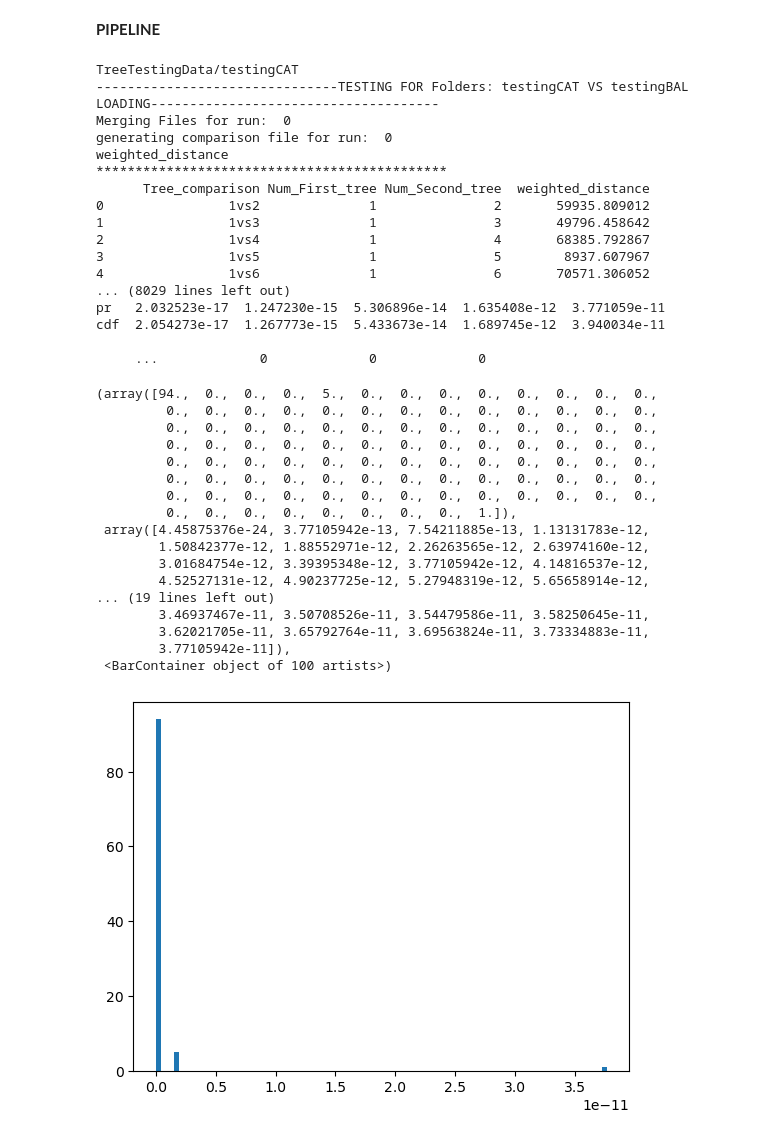
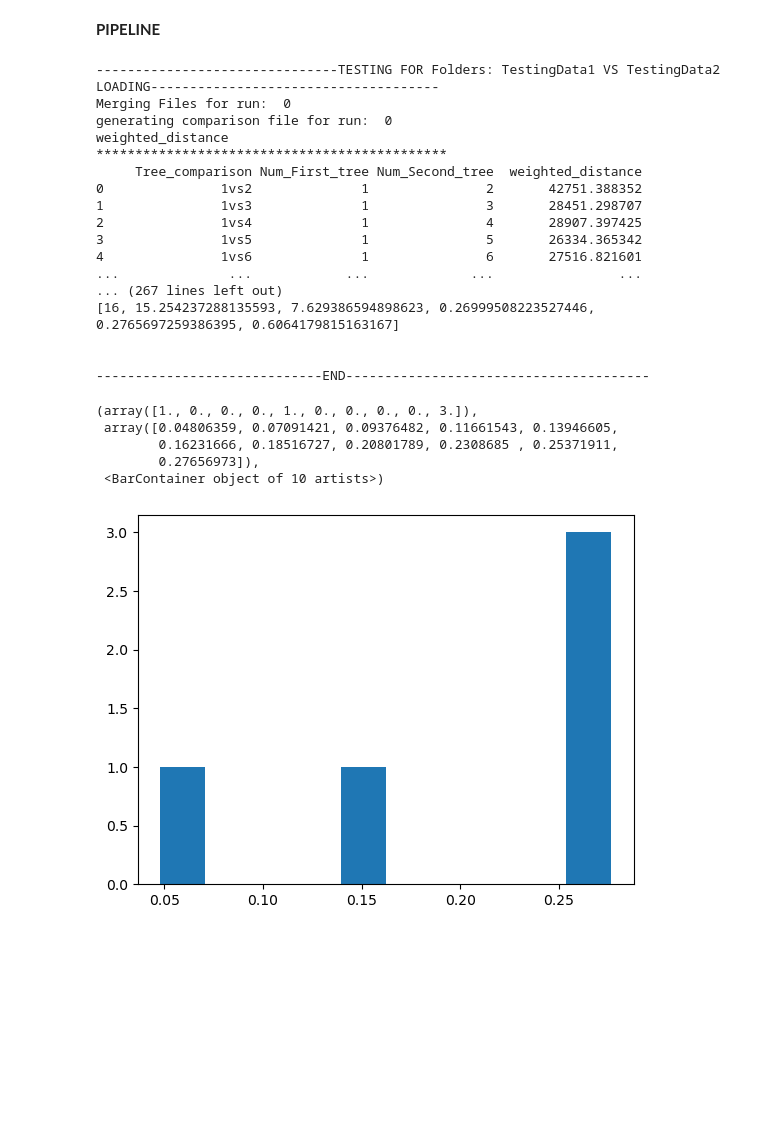
Before and after one commit to megan-owen/tree-hypothesis-testing, a Jupyter notebook: rs_Master_script_research_function.ipynb, the cells around one changed output. Drawn from its saved outputs; the diff is of its cells as text; code cells hidden in the pictures; blank space fills up the shorter version.

```diff
--- a/rs_Master_script_research_function.ipynb
+++ b/rs_Master_script_research_function.ipynb
@@ -13,14 +13,14 @@ import crossmatch_functions as cmf
 import random_selection as rs
 import matplotlib.pyplot as plt
 # %%
-num_trees=100 #number of trees it will select randomly
+num_trees=30 #number of trees it will select randomly
 
 #Location of files of all BAL and CAT trees, and files of n randomly selected BAL and CAT trees
-input_file_path1 = 'TreeData/CAT/gts_dendropy_CAT_tauAB-10000_tauABC-20000_tauRoot-30000_pAB-10000_pABC-10000_pRoot-10000'
-output_file_path1 = 'TreeTestingData/testingCAT/PracticeCAT.txt'
+input_file_path1 = 'TreeData/TreeData1/'
+output_file_path1 = 'TreeTestingData/TestingData1/TestingData1.txt'
 
-input_file_path2 = 'TreeData/BAL/gts_dendropy_BAL_tauAB-10000_tauCD-10000_tauRoot-20000_pAB-10000_pCD-10000_pRoot-10000'
-output_file_path2 = 'TreeTestingData/testingBAL/PracticeBAL.txt'
+input_file_path2 = 'TreeData/TreeData2/'
+output_file_path2 = 'TreeTestingData/TestingData2/TestingData2.txt'
 
 
 pvalues_list = [] #where p-values are going to be saved
@@ -40,7 +40,7 @@ def main_script(symphy_tree_folder1,symphy_tree_folder2, number_of_repetitions,n
     tree_pathName_folder2 = "TreeTestingData{}{}".format(slash,symphy_tree_folder2,slash)
     full_tree_folder_path = "TreeTestingData{}trees_to_one_out".format(slash)
 
-    print(tree_pathName_folder1)
+#    print(tree_pathName_folder1)
 
     header = "-------------------------------TESTING FOR Folders: {} VS {} LOADING-------------------------------------".format(symphy_tree_folder1,symphy_tree_folder2 )
 
@@ -56,8 +56,8 @@ def main_script(symphy_tree_folder1,symphy_tree_folder2, number_of_repetitions,n
 
     #files location
 
-    file_num_1 = folder_dir + "PracticeCAT.txt"
-    file_num_2 = folder_dir + "PracticeBAL.txt"
+    file_num_1 = folder_dir + "TestingData1.txt"
+    file_num_2 = folder_dir + "TestingData2.txt"
 
 #    print(file_num_1)
 
@@ -153,7 +153,7 @@ def main_script(symphy_tree_folder1,symphy_tree_folder2, number_of_repetitions,n
 
     return values_list
 # %%
-for h in range (100):
+for h in range (5):
 
 #random selection of trees:
 
@@ -170,7 +170,7 @@ for h in range (100):
 
 
 
-    values_list = main_script("testingCAT","testingBAL",h,2*num_trees)
+    values_list = main_script("TestingData1","TestingData2",h,2*num_trees)
 
     pvalue=values_list[4]
     pvalues_list.append(pvalue)
@@ -178,41 +178,29 @@ for h in range (100):
     print("-----------------------------END---------------------------------------")
     print("\n")
 # %% [output]
-TreeTestingData/testingCAT
--------------------------------TESTING FOR Folders: testingCAT VS testingBAL LOADING-------------------------------------
+-------------------------------TESTING FOR Folders: TestingData1 VS TestingData2 LOADING-------------------------------------
 Merging Files for run:  0
 generating comparison file for run:  0
 weighted_distance
 *********************************************
-      Tree_comparison Num_First_tree Num_Second_tree  weighted_distance
-0                1vs2              1               2       59935.809012
-1                1vs3              1               3       49796.458642
-2                1vs4              1               4       68385.792867
-3                1vs5              1               5        8937.607967
-4                1vs6              1               6       70571.306052
-... (8029 lines left out)
-pr   2.032523e-17  1.247230e-15  5.306896e-14  1.635408e-12  3.771059e-11
-cdf  2.054273e-17  1.267773e-15  5.433673e-14  1.689745e-12  3.940034e-11
+     Tree_comparison Num_First_tree Num_Second_tree  weighted_distance
+0               1vs2              1               2       42751.388352
+1               1vs3              1               3       28451.298707
+2               1vs4              1               4       28907.397425
+3               1vs5              1               5       26334.365342
+4               1vs6              1               6       27516.821601
+...              ...            ...             ...                ...
+... (267 lines left out)
+[16, 15.254237288135593, 7.629386594898623, 0.26999508223527446, 0.2765697259386395, 0.6064179815163167]
 
-     ...             0             0             0
+
+-----------------------------END---------------------------------------
 # %%
-plt.hist(pvalues_list,bins=100)
+plt.hist(pvalues_list)
 # %% [output]
-(array([94.,  0.,  0.,  0.,  5.,  0.,  0.,  0.,  0.,  0.,  0.,  0.,  0.,
-         0.,  0.,  0.,  0.,  0.,  0.,  0.,  0.,  0.,  0.,  0.,  0.,  0.,
-         0.,  0.,  0.,  0.,  0.,  0.,  0.,  0.,  0.,  0.,  0.,  0.,  0.,
-         0.,  0.,  0.,  0.,  0.,  0.,  0.,  0.,  0.,  0.,  0.,  0.,  0.,
-         0.,  0.,  0.,  0.,  0.,  0.,  0.,  0.,  0.,  0.,  0.,  0.,  0.,
-         0.,  0.,  0.,  0.,  0.,  0.,  0.,  0.,  0.,  0.,  0.,  0.,  0.,
-         0.,  0.,  0.,  0.,  0.,  0.,  0.,  0.,  0.,  0.,  0.,  0.,  0.,
-         0.,  0.,  0.,  0.,  0.,  0.,  0.,  0.,  1.]),
- array([4.45875376e-24, 3.77105942e-13, 7.54211885e-13, 1.13131783e-12,
-        1.50842377e-12, 1.88552971e-12, 2.26263565e-12, 2.63974160e-12,
-        3.01684754e-12, 3.39395348e-12, 3.77105942e-12, 4.14816537e-12,
-        4.52527131e-12, 4.90237725e-12, 5.27948319e-12, 5.65658914e-12,
-... (19 lines left out)
-        3.46937467e-11, 3.50708526e-11, 3.54479586e-11, 3.58250645e-11,
-        3.62021705e-11, 3.65792764e-11, 3.69563824e-11, 3.73334883e-11,
-        3.77105942e-11]),
- <BarContainer object of 100 artists>)
+(array([1., 0., 0., 0., 1., 0., 0., 0., 0., 3.]),
+ array([0.04806359, 0.07091421, 0.09376482, 0.11661543, 0.13946605,
+        0.16231666, 0.18516727, 0.20801789, 0.2308685 , 0.25371911,
+        0.27656973]),
+ <BarContainer object of 10 artists>)
-[figure, old version]
+[figure, new version]
```
Also changed, not shown: parts of 2 cells of this notebook.
